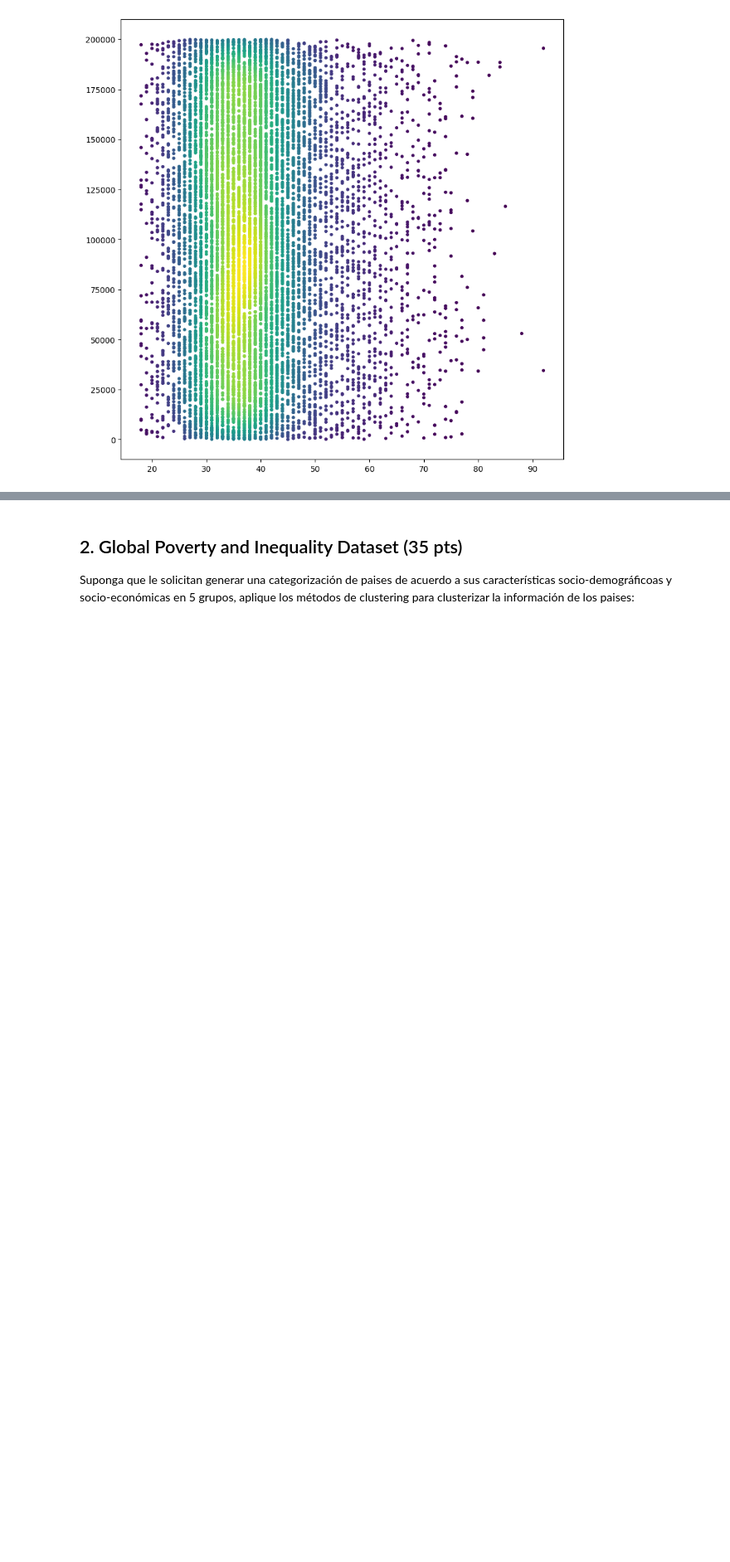
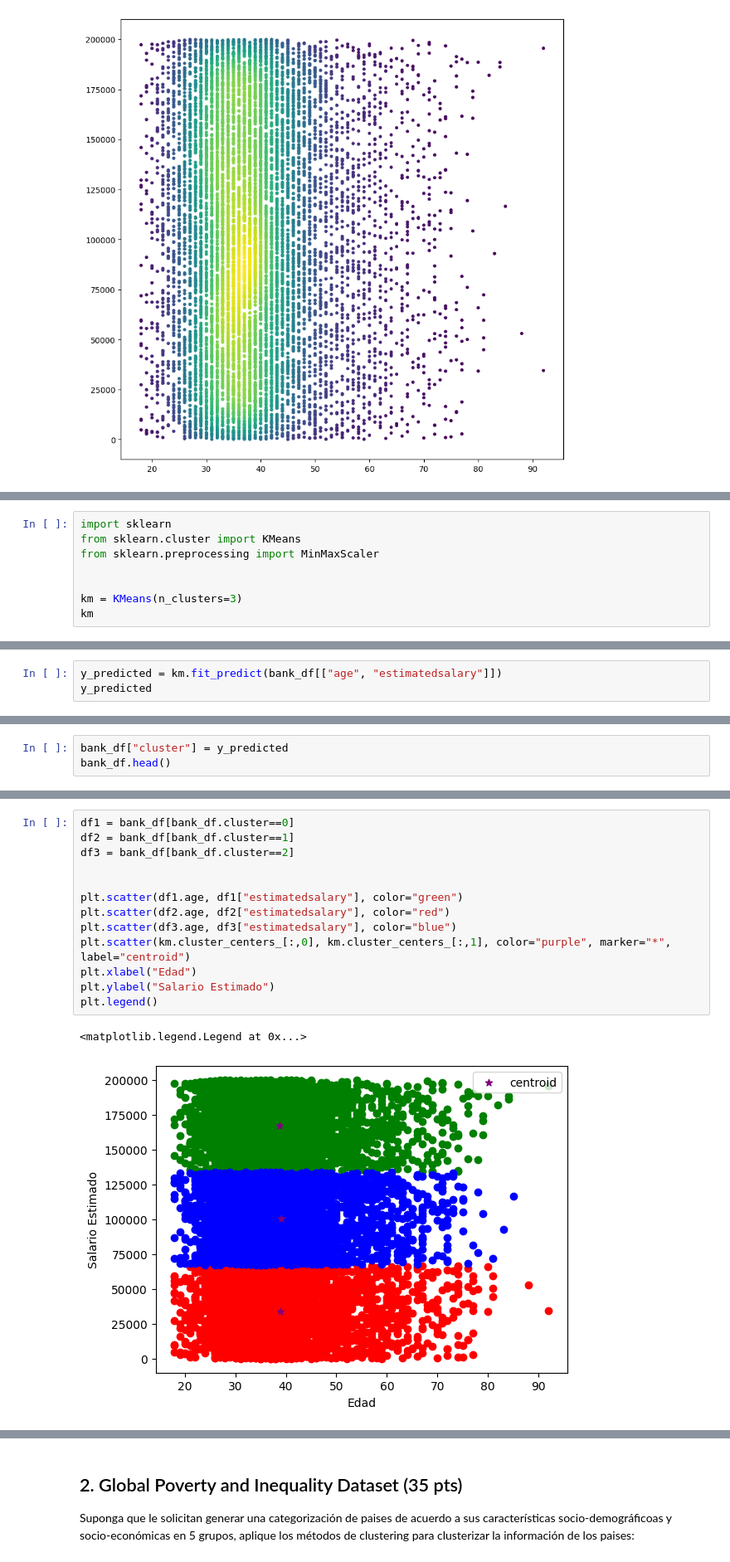
Before and after one commit to ElKroko/Data-Science, a Jupyter notebook: Tarea 3/Enunciado_Lab_3_Clustering_y_Reglas_de_Asociación.ipynb, the cells around one changed output, grey strips where cells are left out. Shown at 83% size. Cells and saved outputs as stored; diff of their text form; blank space fills up the shorter version.

Commit message:
First Kmeans

```diff
--- a/Tarea 3/Enunciado_Lab_3_Clustering_y_Reglas_de_Asociación.ipynb
+++ b/Tarea 3/Enunciado_Lab_3_Clustering_y_Reglas_de_Asociación.ipynb
@@ -252,0 +275,8 @@ plt.show()
+# %%
+import sklearn
+from sklearn.cluster import KMeans
+from sklearn.preprocessing import MinMaxScaler
+
+
+km = KMeans(n_clusters=3)
+km
@@ -252,0 +285,3 @@ plt.show()
+# %%
+y_predicted = km.fit_predict(bank_df[["age", "estimatedsalary"]])
+y_predicted
@@ -252,0 +290,3 @@ plt.show()
+# %%
+bank_df["cluster"] = y_predicted
+bank_df.head()
@@ -252,0 +300,16 @@ plt.show()
+# %%
+df1 = bank_df[bank_df.cluster==0]
+df2 = bank_df[bank_df.cluster==1]
+df3 = bank_df[bank_df.cluster==2]
+
+
+plt.scatter(df1.age, df1["estimatedsalary"], color="green")
+plt.scatter(df2.age, df2["estimatedsalary"], color="red")
+plt.scatter(df3.age, df3["estimatedsalary"], color="blue")
+plt.scatter(km.cluster_centers_[:,0], km.cluster_centers_[:,1], color="purple", marker="*", label="centroid")
+plt.xlabel("Edad")
+plt.ylabel("Salario Estimado")
+plt.legend()
+# %% [output]
+<matplotlib.legend.Legend at 0x...>
+[figure, added]
```
Also changed, not shown: parts of 24 cells of this notebook.
